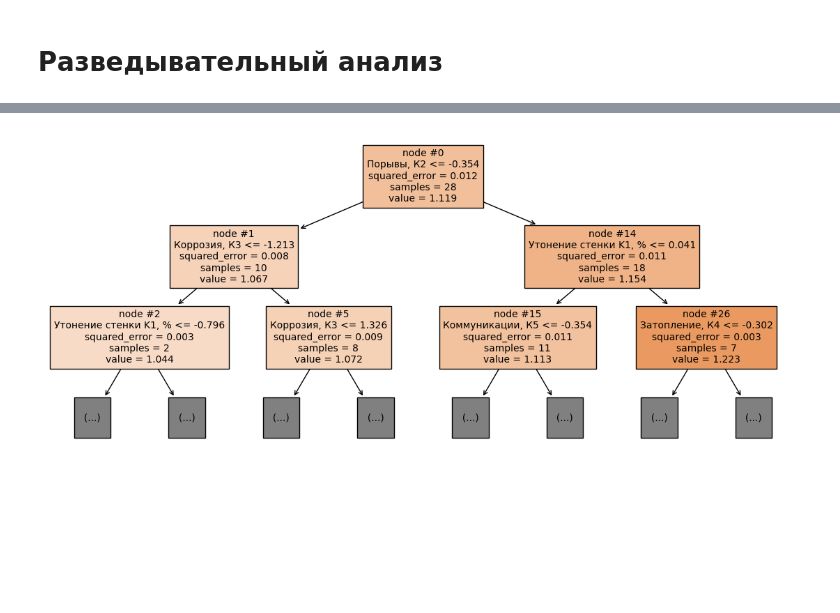
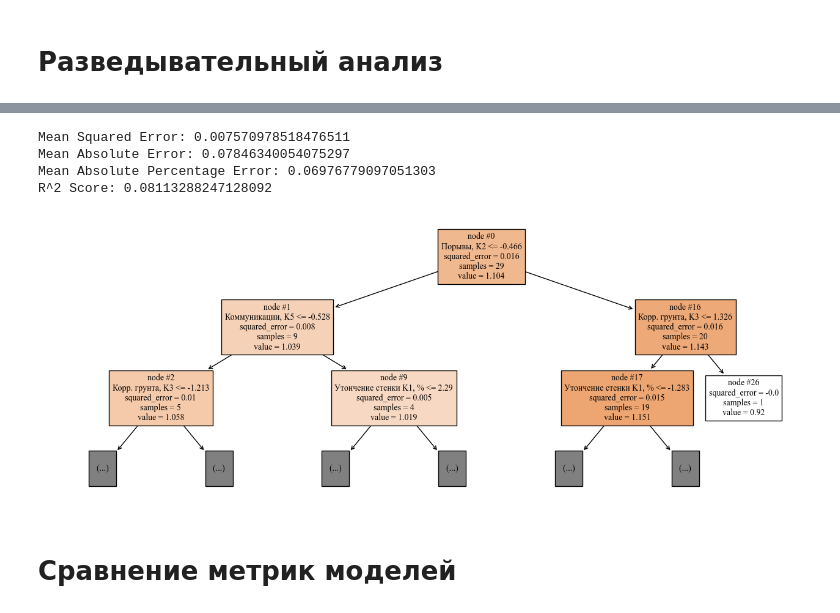
Before and after one commit to caapel/Failure_rate, a Jupyter notebook: Failure_rate.ipynb, the cells around one changed output, grey strips where cells are left out. Cells and saved outputs as stored; diff of their text form; code cells hidden in the pictures; blank space fills up the shorter version.

```diff
--- a/Failure_rate.ipynb
+++ b/Failure_rate.ipynb
@@ -175,6 +147,9 @@ plt.show()
 # %%
 # Гистограммы для непрерывных признаков
 df_common.hist(bins=15, figsize=(15, 10))
+plt.rcParams['font.family'] = 'Times New Roman'
+plt.rcParams['font.size'] = 12
 plt.suptitle('Гистограммы распределения признаков')
+plt.savefig('histogram.png', dpi = 300, transparent = True)
 plt.show()
 # %% [output]
@@ -260,0 +308,3 @@ Test Loss: 0.025444043800234795, Test MAE: 0.09983895719051361, Test MAPE: 9.328
+# %%
+# Обучение модели
+grid_search.fit(X_train, y_train)
@@ -301,35 +394,20 @@ MAPE: 0.08980472849581274
 # %%
-# Пайплайн для Gradient Boosting
-gb_pipeline = Pipeline([
-    ('scaler', StandardScaler()),
-    ('regressor', GradientBoostingRegressor())
-])
-
 # Пайплайн для Random Forest
 rf_pipeline = Pipeline([
     ('scaler', StandardScaler()),
     ('regressor', RandomForestRegressor())
 ])
 
-# Параметры для GridSearchCV Gradient Boosting
-gb_params = {
-    'regressor__n_estimators': [100, 200, 300],
-    'regressor__learning_rate': [0.01, 0.1, 0.2],
-    'regressor__max_depth': [3, 5, 7]
-}
-
 # Параметры для GridSearchCV Random Forest
 rf_params = {
     'regressor__n_estimators': [100, 200, 300],
-    'regressor__max_features': ['sqrt', 'log2'],
+    'regressor__max_features': [0.3, 'sqrt', 'log2'],
     'regressor__max_depth': [5, 10, 15]
 }
-
-# Создание и выполнение GridSearchCV для Gradient Boosting
-gb_grid = GridSearchCV(gb_pipeline, gb_params, cv=5, scoring='neg_mean_absolute_percentage_error')
-gb_grid.fit(X_train, y_train)
 
 # Создание и выполнение GridSearchCV для Random Forest
 rf_grid = GridSearchCV(rf_pipeline, rf_params, cv=5, scoring='neg_mean_absolute_percentage_error')
 rf_grid.fit(X_train, y_train)
+
+print("Лучшие RF-параметры:", rf_grid.best_params_)
 # %% [output]
@@ -372,0 +415,21 @@ plt.show()
+# %%
+best_rf = rf_grid.best_estimator_
+best_r_rf = rf_grid.best_estimator_.named_steps['regressor']
+y_pred = best_rf.predict(X_test)
+predictions['RF'] = y_pred
+errors['RF'] = (y_pred - y_val)/y_val
+# %%
+mse = mean_squared_error(y_test, y_pred)
+mae = mean_absolute_error(y_test, y_pred)
+mape = mean_absolute_percentage_error(y_test, y_pred)
+r2 = -r2_score(y_test, y_pred)
+
+print(f"Mean Squared Error: {mse}")
+print(f"Mean Absolute Error: {mae}")
+print(f"Mean Absolute Percentage Error: {mape}")
+print(f"R^2 Score: {r2}")
+# %% [output]
+Mean Squared Error: 0.007570978518476511
+Mean Absolute Error: 0.07846340054075297
+Mean Absolute Percentage Error: 0.06976779097051303
+R^2 Score: 0.08113288247128092
@@ -373,13 +438,20 @@ plt.show()
 # %%
 # Отрисовка первого дерева из лучшей модели
-fig, ax = plt.subplots(figsize=(14, 6))
-plot_tree(best_rf.estimators_[0],
+fig, ax = plt.subplots(figsize=(16, 6))
+plot_tree(best_r_rf.estimators_[0],
           filled=True,
           feature_names=df_common.columns.tolist(),
           ax=ax,
           fontsize=10,
           max_depth=2,
           node_ids=True)
+
+plt.rcParams['font.family'] = 'Times New Roman'
+plt.rcParams['font.size'] = 12
+plt.savefig('tree.png', dpi = 300, transparent = True)
+
 plt.show()
 # %% [output]
-[figure, old version]
+[figure, new version]
+# %% [markdown]
+# Сравнение метрик моделей
```
Also changed, not shown: parts of 85 cells of this notebook, 3 other files.
